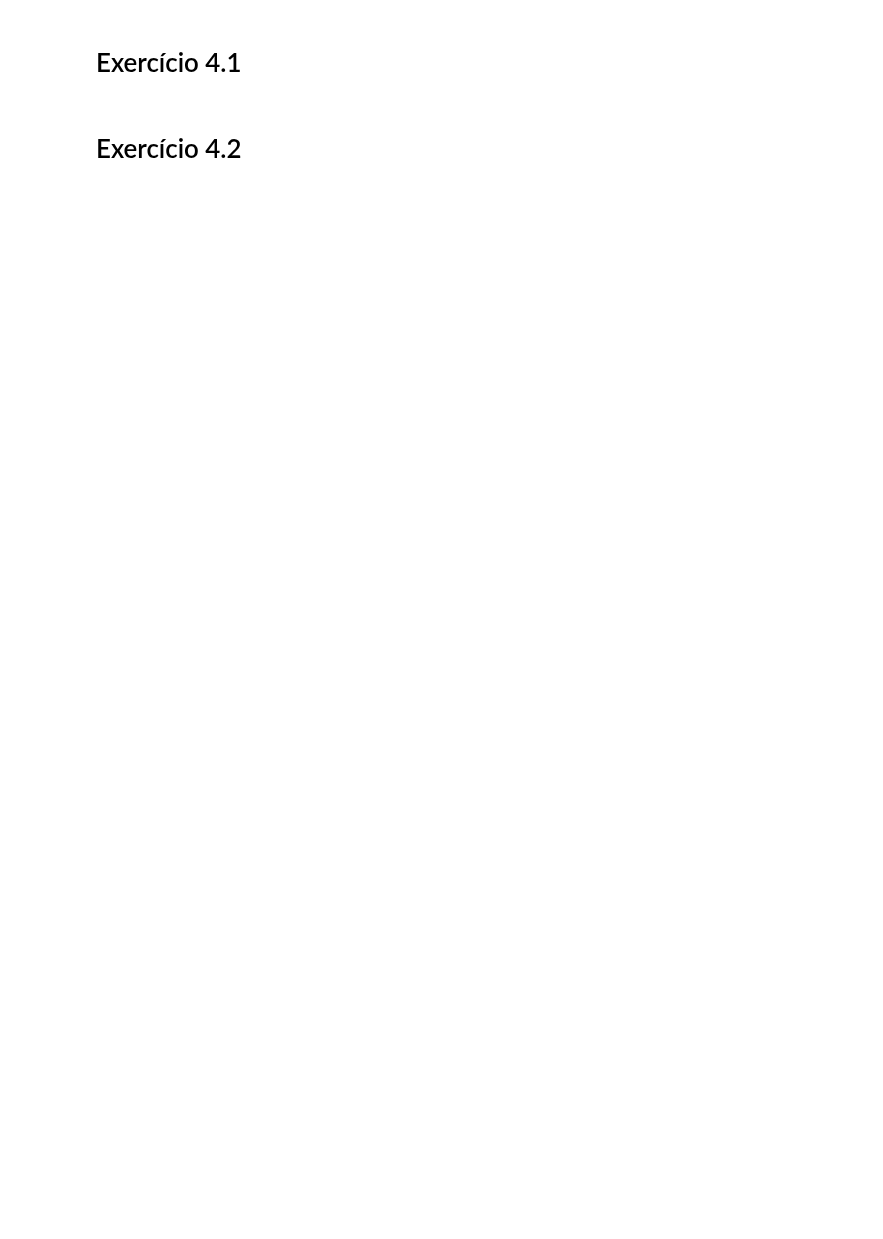
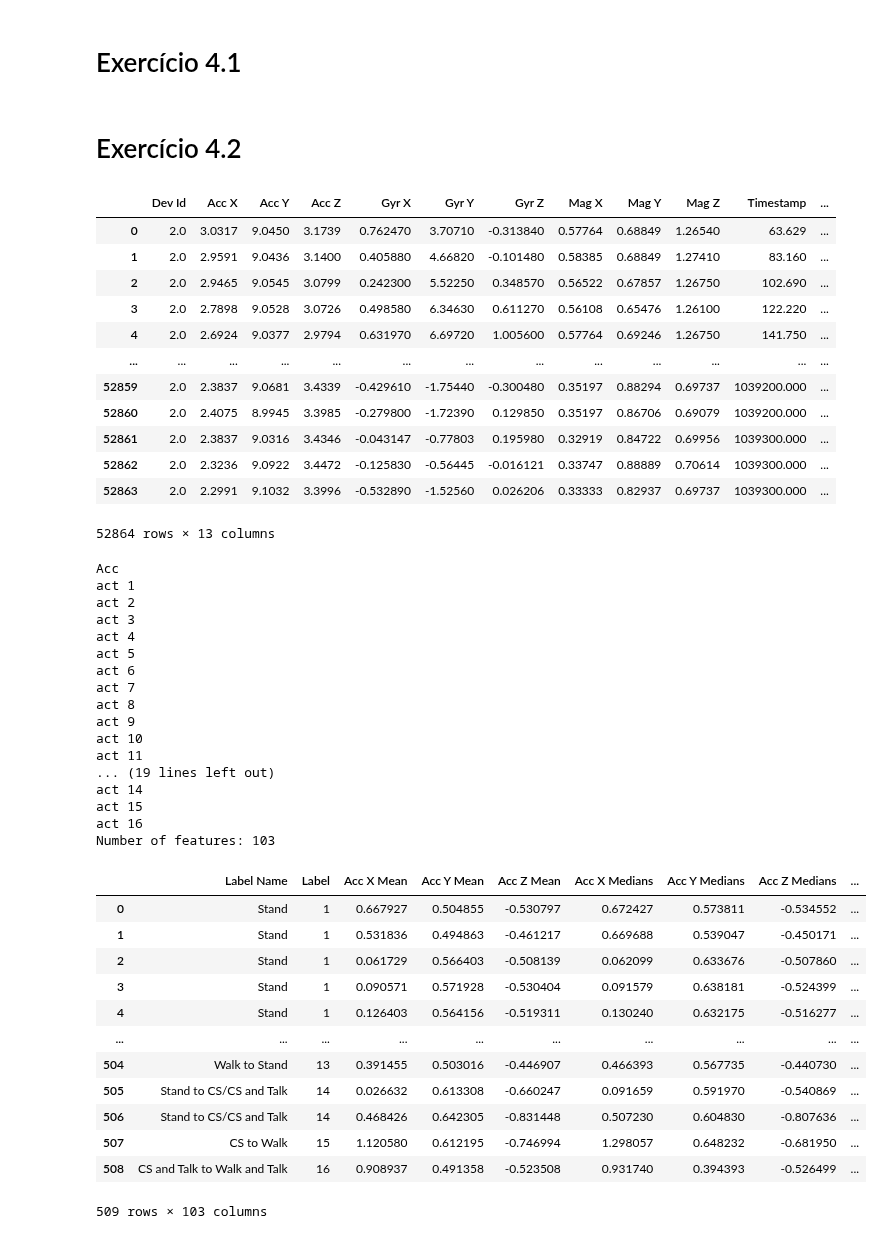
Before and after one commit to leonorcoelh0/TCD, a Jupyter notebook: Code/mainActivity.ipynb, the cells around one changed output. Saved outputs shown, nothing was run; the diff lists cells and outputs as text; code cells hidden in the pictures; blank space fills up the shorter version.

```diff
--- a/Code/mainActivity.ipynb
+++ b/Code/mainActivity.ipynb
@@ -1078,7 +1082,7 @@ def calculate_features(data, t, n_acts=16):
 
 
     vecs = ['Acc',
-#             'Gyr'
+            'Gyr'
            ]
     vec_values=[]
     for vec_name in vecs:
@@ -1157,30 +1161,74 @@ def calculate_features(data, t, n_acts=16):
             spectral += [vec_name + ' AAE']
         elif(vec_name == 'Gyr'):
             spectral += [vec_name + ' ARE']
 
         columns = []
         if(vec_name == vecs[0]):
             columns = ['Label']
         columns += statistical + temporal + spectral
 
         df.columns = columns
         vec_values.append(df)
 
     labels = pd.DataFrame(act_labels[vec_values[0]['Label']-1])
     labels.columns = ['Label Name']
     features = pd.concat([labels]+vec_values,axis=1)
 
     print('Number of features:', features.columns.shape[0])
 
     features = normalize_features(features)
     display(features)
 
 #     plot_statistics(features[['Label']+statistical],len(vecs))
 #     plot_temporal(features,vecs)
 
 #     plot_corr(features,vecs)
 #     plot_spectral(features,vecs)
     return features
 
 data_init = read_file(1)
 features = calculate_features(data_init,2)
+# %% [output]
+|  | Dev Id | Acc X | Acc Y | Acc Z | Gyr X | Gyr Y | Gyr Z | Mag X | Mag Y | Mag Z | Timestamp | ... |
+| 0 | 2.0 | 3.0317 | 9.0450 | 3.1739 | 0.762470 | 3.70710 | -0.313840 | 0.57764 | 0.68849 | 1.26540 | 63.629 | ... |
+| 1 | 2.0 | 2.9591 | 9.0436 | 3.1400 | 0.405880 | 4.66820 | -0.101480 | 0.58385 | 0.68849 | 1.27410 | 83.160 | ... |
+| 2 | 2.0 | 2.9465 | 9.0545 | 3.0799 | 0.242300 | 5.52250 | 0.348570 | 0.56522 | 0.67857 | 1.26750 | 102.690 | ... |
+| 3 | 2.0 | 2.7898 | 9.0528 | 3.0726 | 0.498580 | 6.34630 | 0.611270 | 0.56108 | 0.65476 | 1.26100 | 122.220 | ... |
+| 4 | 2.0 | 2.6924 | 9.0377 | 2.9794 | 0.631970 | 6.69720 | 1.005600 | 0.57764 | 0.69246 | 1.26750 | 141.750 | ... |
+| ... | ... | ... | ... | ... | ... | ... | ... | ... | ... | ... | ... | ... |
+| 52859 | 2.0 | 2.3837 | 9.0681 | 3.4339 | -0.429610 | -1.75440 | -0.300480 | 0.35197 | 0.88294 | 0.69737 | 1039200.000 | ... |
+| 52860 | 2.0 | 2.4075 | 8.9945 | 3.3985 | -0.279800 | -1.72390 | 0.129850 | 0.35197 | 0.86706 | 0.69079 | 1039200.000 | ... |
+| 52861 | 2.0 | 2.3837 | 9.0316 | 3.4346 | -0.043147 | -0.77803 | 0.195980 | 0.32919 | 0.84722 | 0.69956 | 1039300.000 | ... |
+| 52862 | 2.0 | 2.3236 | 9.0922 | 3.4472 | -0.125830 | -0.56445 | -0.016121 | 0.33747 | 0.88889 | 0.70614 | 1039300.000 | ... |
+| 52863 | 2.0 | 2.2991 | 9.1032 | 3.3996 | -0.532890 | -1.52560 | 0.026206 | 0.33333 | 0.82937 | 0.69737 | 1039300.000 | ... |
+52864 rows × 13 columns
+Acc
+act 1
+act 2
+act 3
+act 4
+act 5
+act 6
+act 7
+act 8
+act 9
+act 10
+act 11
+... (19 lines left out)
+act 14
+act 15
+act 16
+Number of features: 103
+|  | Label Name | Label | Acc X Mean | Acc Y Mean | Acc Z Mean | Acc X Medians | Acc Y Medians | Acc Z Medians | ... |
+| 0 | Stand | 1 | 0.667927 | 0.504855 | -0.530797 | 0.672427 | 0.573811 | -0.534552 | ... |
+| 1 | Stand | 1 | 0.531836 | 0.494863 | -0.461217 | 0.669688 | 0.539047 | -0.450171 | ... |
+| 2 | Stand | 1 | 0.061729 | 0.566403 | -0.508139 | 0.062099 | 0.633676 | -0.507860 | ... |
+| 3 | Stand | 1 | 0.090571 | 0.571928 | -0.530404 | 0.091579 | 0.638181 | -0.524399 | ... |
+| 4 | Stand | 1 | 0.126403 | 0.564156 | -0.519311 | 0.130240 | 0.632175 | -0.516277 | ... |
+| ... | ... | ... | ... | ... | ... | ... | ... | ... | ... |
+| 504 | Walk to Stand | 13 | 0.391455 | 0.503016 | -0.446907 | 0.466393 | 0.567735 | -0.440730 | ... |
+| 505 | Stand to CS/CS and Talk | 14 | 0.026632 | 0.613308 | -0.660247 | 0.091659 | 0.591970 | -0.540869 | ... |
+| 506 | Stand to CS/CS and Talk | 14 | 0.468426 | 0.642305 | -0.831448 | 0.507230 | 0.604830 | -0.807636 | ... |
+| 507 | CS to Walk | 15 | 1.120580 | 0.612195 | -0.746994 | 1.298057 | 0.648232 | -0.681950 | ... |
+| 508 | CS and Talk to Walk and Talk | 16 | 0.908937 | 0.491358 | -0.523508 | 0.931740 | 0.394393 | -0.526499 | ... |
+509 rows × 103 columns
```
Also changed, not shown: parts of 5 cells of this notebook.
